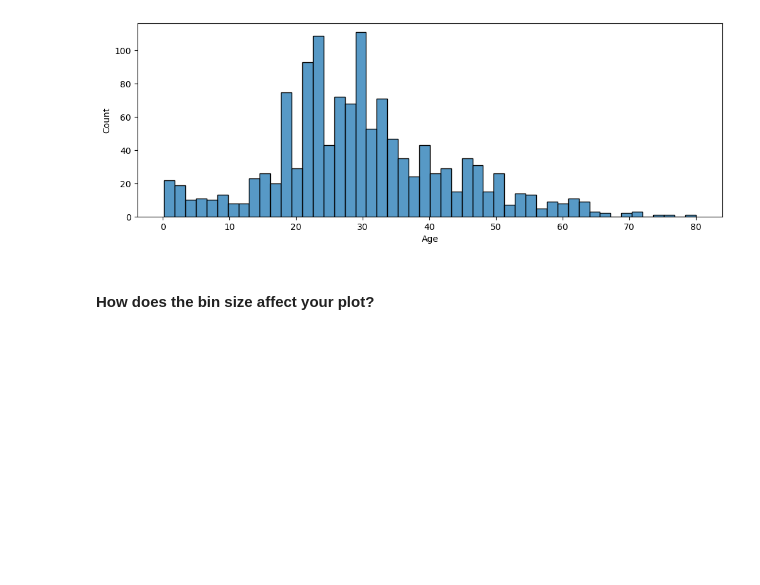
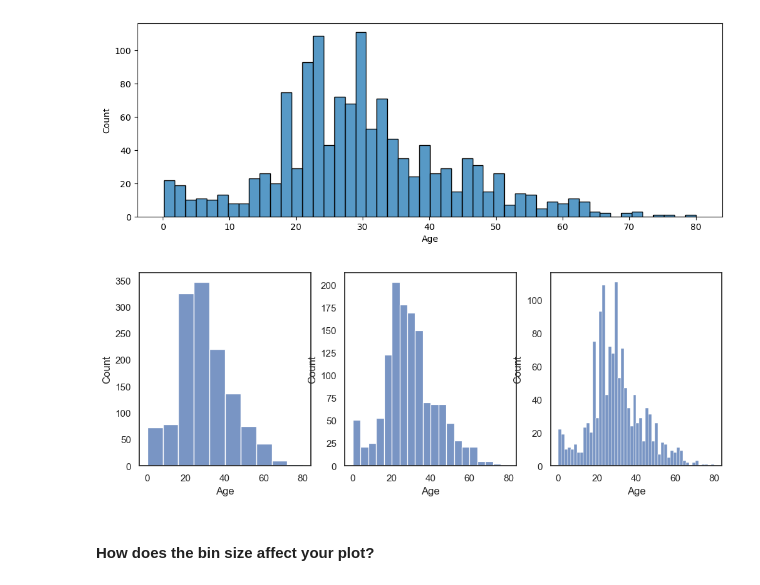
Before and after one commit to Ironhack-Data-Madrid-Abril-2023/5.2-lab_matplotlib_seaborn, a Jupyter notebook: your-code/main.ipynb, the cells around one changed output. Cells and saved outputs as stored; diff of their text form; code cells hidden in the pictures; blank space fills up the shorter version.

Commit message:
bibi

```diff
--- a/your-code/main.ipynb
+++ b/your-code/main.ipynb
@@ -283,6 +283,13 @@ sns.histplot(titanic.Age, bins=50)
 plt.show()
 # %% [output]
 [figure]
+# %%
+fig, ax = plt.subplots(1, 3, figsize=(12,4))
+bibi=[10,20,50]
+for i in range(3):
+    sns.histplot(ax=ax[i], x=titanic.Age, bins=bibi[i] )
+# %% [output]
+[figure, added]
 # %% [markdown]
 #### How does the bin size affect your plot?
 # %%
```
Also changed, not shown: parts of 11 cells of this notebook.
